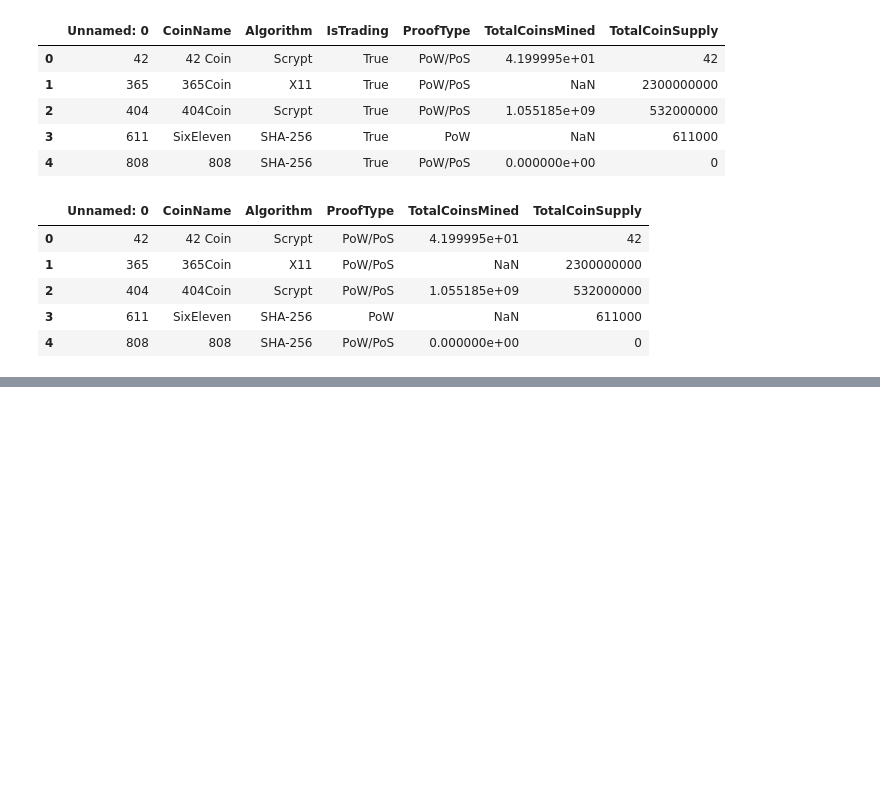
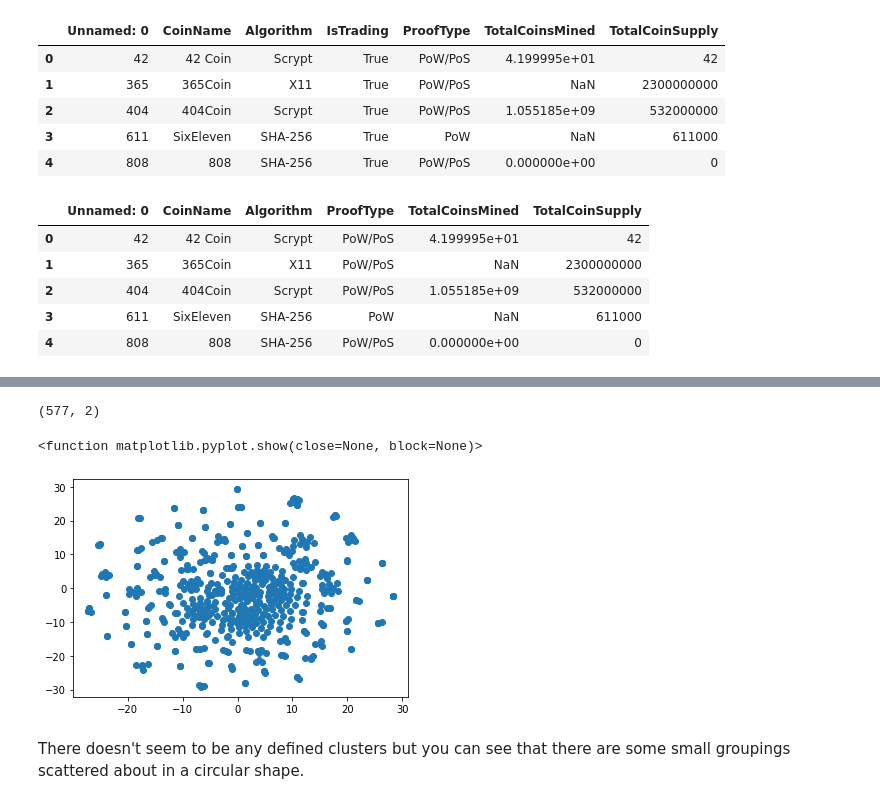
Before and after one commit to KElijahS/unsupervised-challenge, a Jupyter notebook: crypto_cluster.ipynb, the cells around one changed output, grey strips where cells are left out. Saved outputs shown, nothing was run; the diff lists cells and outputs as text; code cells hidden in the pictures; blank space fills up the shorter version.

```diff
--- a/crypto_cluster.ipynb
+++ b/crypto_cluster.ipynb
@@ -34,0 +81,2 @@ data.feat
+# %%
+dummies_data = pd.get_dummies(mind_data)
@@ -34,0 +99,4 @@ data.feat
+# %%
+from sklearn.preprocessing import StandardScaler
+scaler = StandardScaler().fit(dummies_data)
+scaled_data = scaler.transform(dummies_data)
@@ -34,0 +119,4 @@ data.feat
+# %%
+from sklearn.decomposition import PCA
+pca = PCA(n_components=0.90)
+pca_data = pca.fit_transform(scaled_data)
@@ -34,0 +139,16 @@ data.feat
+# %%
+from sklearn.manifold import TSNE
+tsne = TSNE(learning_rate=250)
+tsne_data = tsne.fit_transform(pca_data)
+# %%
+tsne_data.shape
+# %% [output]
+(577, 2)
+# %%
+plt.scatter(tsne_data[:,0], tsne_data[:,1])
+plt.show
+# %% [output]
+<function matplotlib.pyplot.show(close=None, block=None)>
+[figure, added]
+# %% [markdown]
+There doesn't seem to be any defined clusters but you can see that there are some small groupings scattered about in a circular shape.
```
Also changed, not shown: parts of 12 cells of this notebook.
